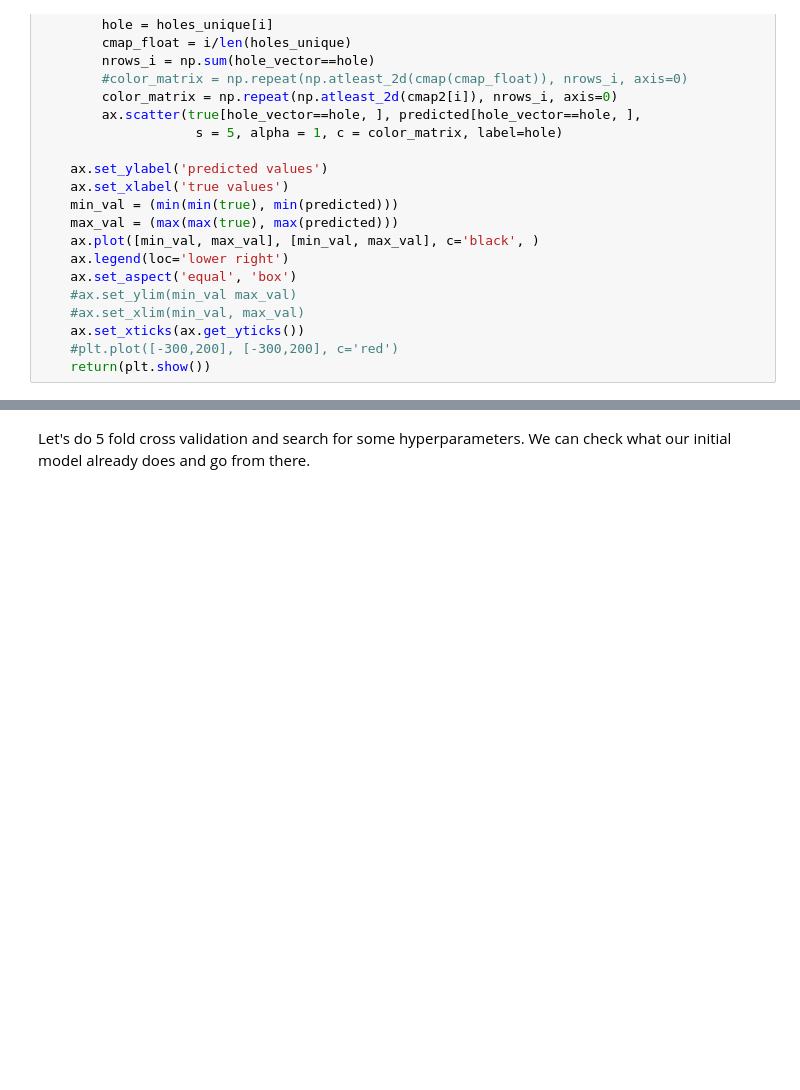
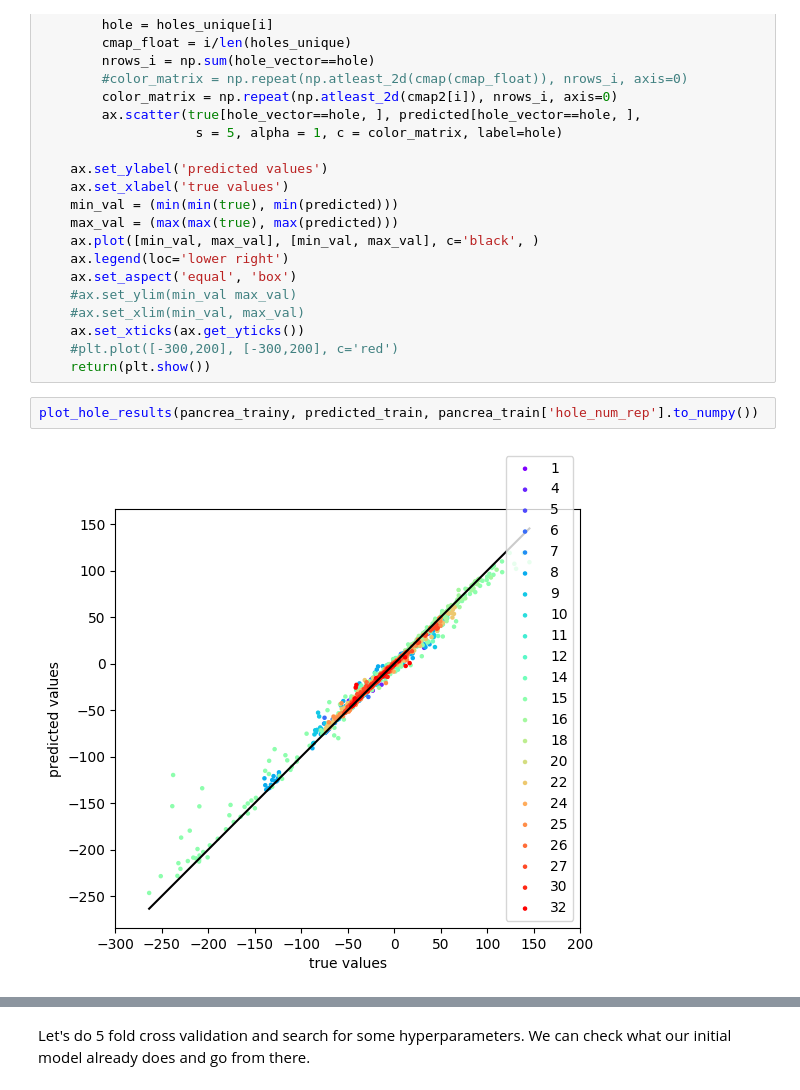
Before and after one commit to githubz0r/semb, a Jupyter notebook: analysis/pancrea_randomforest_clean.ipynb, the cells around one changed output, grey strips where cells are left out. Drawn from its saved outputs; the diff is of its cells as text; blank space fills up the shorter version.

```diff
--- a/analysis/pancrea_randomforest_clean.ipynb
+++ b/analysis/pancrea_randomforest_clean.ipynb
@@ -205,6 +211,10 @@ def plot_hole_results(true, predicted, hole_vector):
     ax.set_xticks(ax.get_yticks())
     #plt.plot([-300,200], [-300,200], c='red')
     return(plt.show())
+# %%
+plot_hole_results(pancrea_trainy, predicted_train, pancrea_train['hole_num_rep'].to_numpy())
+# %% [output]
+[figure, added]
 # %%
 plot_hole_results(pancrea_testy, predicted_test, pancrea_test['hole_num_rep'].to_numpy())
 # %% [output]
```
Also changed, not shown: parts of 62 cells of this notebook, 2 other files.
